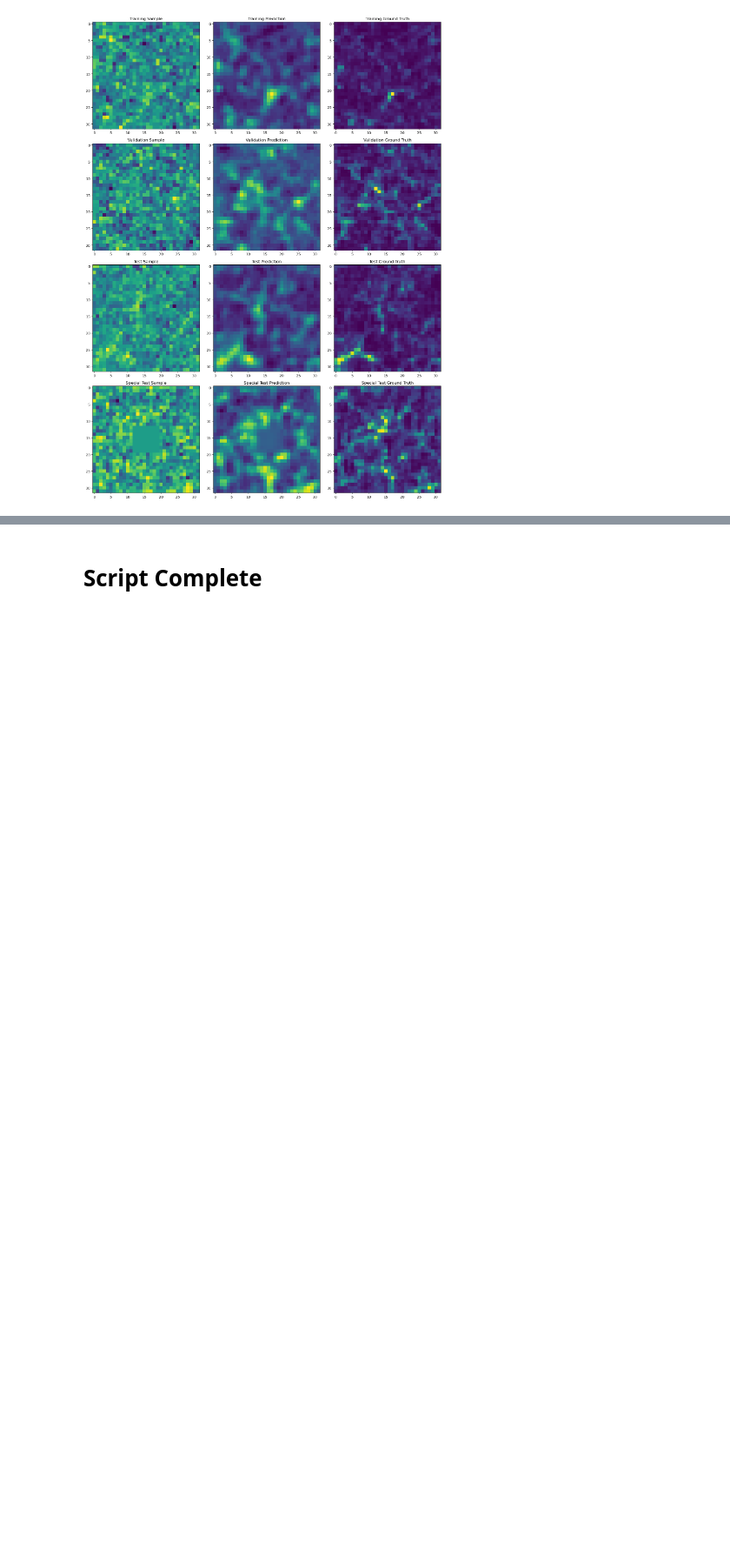
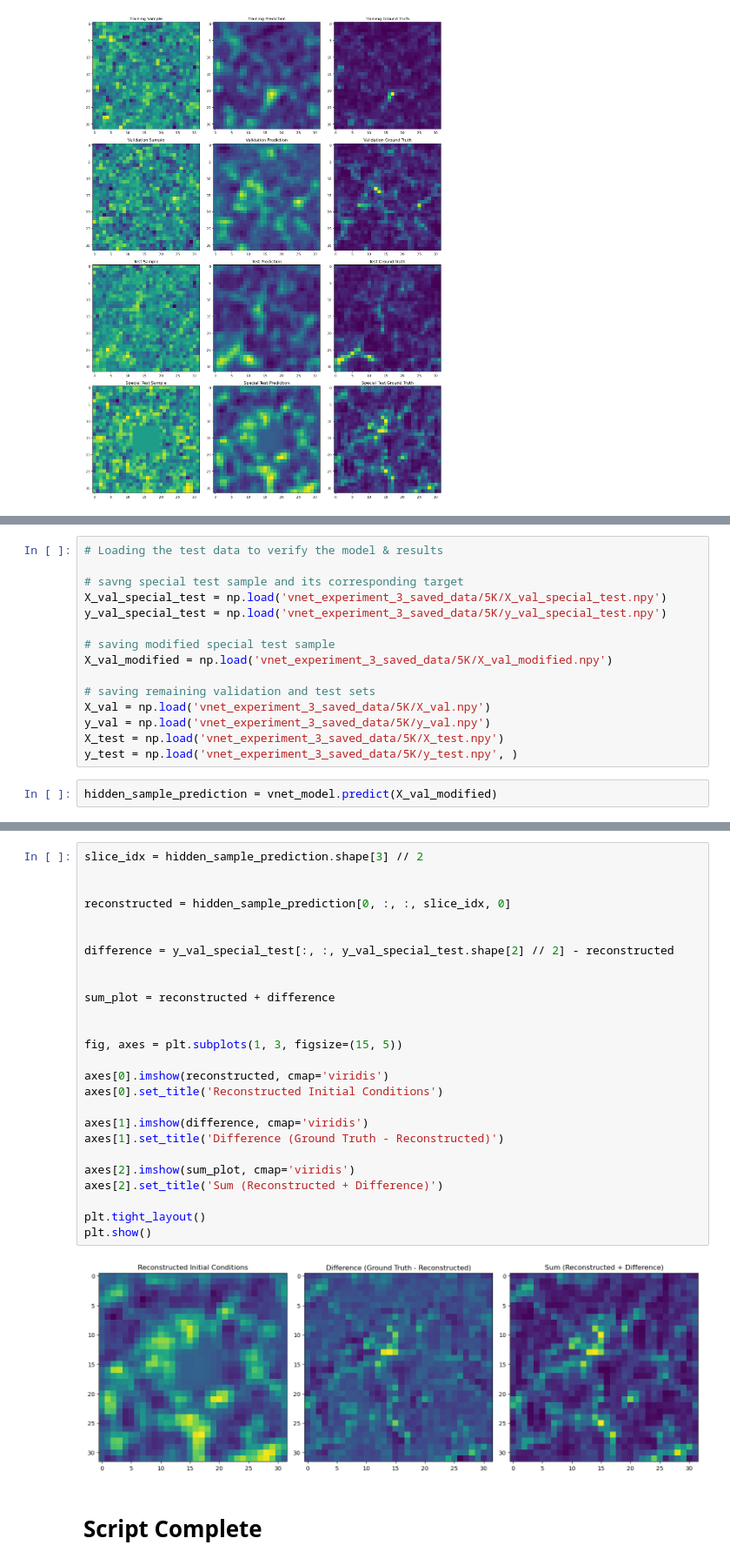
Before and after one commit to nikhilsingh13/initial-state-universe-prediction-box, a Jupyter notebook: Exp5_VNet_data_augment_ground_truth_5K_samples.ipynb, the cells around one changed output, grey strips where cells are left out. Shown: that part at 87% size. Drawn from its saved outputs; the diff is of its cells as text; blank space fills up the shorter version.

Commit message:
3 panel plot added

```diff
--- a/Exp5_VNet_data_augment_ground_truth_5K_samples.ipynb
+++ b/Exp5_VNet_data_augment_ground_truth_5K_samples.ipynb
@@ -505,0 +513,17 @@ plt.show()
+# %%
+# Loading the test data to verify the model & results
+
+# savng special test sample and its corresponding target
+X_val_special_test = np.load('vnet_experiment_3_saved_data/5K/X_val_special_test.npy')
+y_val_special_test = np.load('vnet_experiment_3_saved_data/5K/y_val_special_test.npy')
+
+# saving modified special test sample
+X_val_modified = np.load('vnet_experiment_3_saved_data/5K/X_val_modified.npy')
+
+# saving remaining validation and test sets
+X_val = np.load('vnet_experiment_3_saved_data/5K/X_val.npy')
+y_val = np.load('vnet_experiment_3_saved_data/5K/y_val.npy')
+X_test = np.load('vnet_experiment_3_saved_data/5K/X_test.npy')
+y_test = np.load('vnet_experiment_3_saved_data/5K/y_test.npy', )
+# %%
+hidden_sample_prediction = vnet_model.predict(X_val_modified)
@@ -506,2 +532,30 @@ plt.show()
+# %%
+slice_idx = hidden_sample_prediction.shape[3] // 2
+
+
+reconstructed = hidden_sample_prediction[0, :, :, slice_idx, 0]
+
+
+difference = y_val_special_test[:, :, y_val_special_test.shape[2] // 2] - reconstructed
+
+
+sum_plot = reconstructed + difference
+
+
+fig, axes = plt.subplots(1, 3, figsize=(15, 5))
+
+axes[0].imshow(reconstructed, cmap='viridis')
+axes[0].set_title('Reconstructed Initial Conditions')
+
+axes[1].imshow(difference, cmap='viridis')
+axes[1].set_title('Difference (Ground Truth - Reconstructed)')
+
+axes[2].imshow(sum_plot, cmap='viridis')
+axes[2].set_title('Sum (Reconstructed + Difference)')
+
+plt.tight_layout()
+plt.show()
+# %% [output]
+[figure, added]
 # %% [markdown]
 # Script Complete
```
Also changed, not shown: parts of 4 cells of this notebook.
